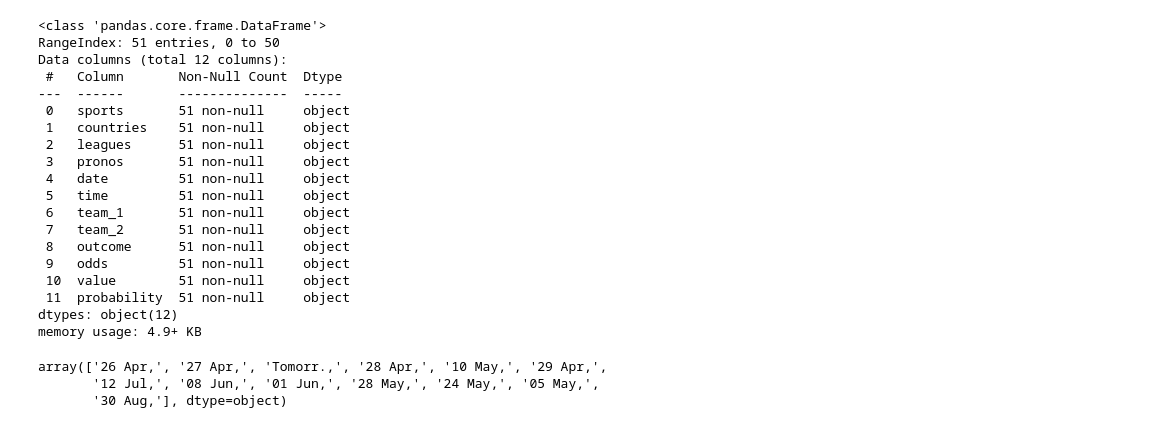
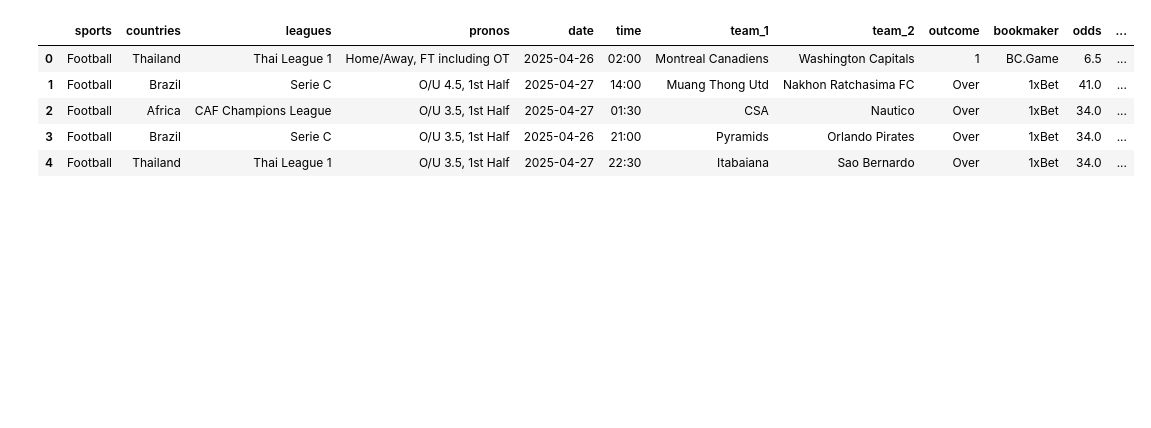
Before and after one commit to AinaRazafinjato/value_bets_scraping, a Jupyter notebook: local_testing/oddsportal_local.ipynb, the cells around one changed output. Drawn from its saved outputs; the diff is of its cells as text; code cells hidden in the pictures; blank space fills up the shorter version.

```diff
--- a/local_testing/oddsportal_local.ipynb
+++ b/local_testing/oddsportal_local.ipynb
@@ -88,3 +84,0 @@ match_info_df.head()
-# %%
-full_df = pd.concat([header_df, match_info_df], axis=1)
-full_df.head()
@@ -97,0 +87,29 @@ full_df.head()
+# %%
+df = full_df.copy()
+
+# Nettoyage de la colonne "probability" pour enlever le caractère '%'
+df['probability'] =  pd.to_numeric(df['probability'].apply(lambda p: p.replace('%','')))
+
+# Remplacement de "Tomorr.," par la date de demain dans la colonne "date"
+today = datetime.now()
+
+# Nettoyage de la colonne "date"
+df['date'] = df['date'].apply(lambda date: date.replace(',', '').replace("Tomorr.", (today + timedelta(days=1)).strftime('%d %b')))
+
+# Ajout de l'année actuelle aux dates
+current_year = today.year
+df['date'] = df['date'] + f" {current_year}"
+
+# Nettoyage de la colonne "date" pour uniformiser le format
+df['date'] = pd.to_datetime(df['date'], format='%d %b %Y', errors='coerce')
+# Nettoyage de la colonne "time" pour uniformiser le format
+df['time'] = pd.to_datetime(df['time'], format='%H:%M', errors='coerce').dt.strftime('%H:%M')
+
+# Nettoyage de la colonne "values" en float64
+df['value'] = pd.to_numeric(df['value'], errors='coerce')
+
+# Nettoyage de la colonne "odds" en float64
+df['odds'] = pd.to_numeric(df['odds'], errors='coerce')
+
+# Vérification des types de données
+df.info()
@@ -98,29 +137,10 @@ full_df.head()
 # %%
-full_df.to_csv('oddsportal_data_brut.csv', index=False)
-full_df.info()
+df.to_csv('oddsportal_data.csv', index=False)
+df.head()
 # %% [output]
-<class 'pandas.core.frame.DataFrame'>
-RangeIndex: 51 entries, 0 to 50
-Data columns (total 12 columns):
- #   Column       Non-Null Count  Dtype
----  ------       --------------  -----
- 0   sports       51 non-null     object
- 1   countries    51 non-null     object
- 2   leagues      51 non-null     object
- 3   pronos       51 non-null     object
- 4   date         51 non-null     object
- 5   time         51 non-null     object
- 6   team_1       51 non-null     object
- 7   team_2       51 non-null     object
- 8   outcome      51 non-null     object
- 9   odds         51 non-null     object
- 10  value        51 non-null     object
- 11  probability  51 non-null     object
-dtypes: object(12)
-memory usage: 4.9+ KB
+|  | sports | countries | leagues | pronos | date | time | team_1 | team_2 | outcome | bookmaker | odds | ... |
+| 0 | Football | Thailand | Thai League 1 | Home/Away, FT including OT | 2025-04-26 | 02:00 | Montreal Canadiens | Washington Capitals | 1 | BC.Game | 6.5 | ... |
+| 1 | Football | Brazil | Serie C | O/U 4.5, 1st Half | 2025-04-27 | 14:00 | Muang Thong Utd | Nakhon Ratchasima FC | Over | 1xBet | 41.0 | ... |
+| 2 | Football | Africa | CAF Champions League | O/U 3.5, 1st Half | 2025-04-27 | 01:30 | CSA | Nautico | Over | 1xBet | 34.0 | ... |
+| 3 | Football | Brazil | Serie C | O/U 3.5, 1st Half | 2025-04-26 | 21:00 | Pyramids | Orlando Pirates | Over | 1xBet | 34.0 | ... |
+| 4 | Football | Thailand | Thai League 1 | O/U 3.5, 1st Half | 2025-04-27 | 22:30 | Itabaiana | Sao Bernardo | Over | 1xBet | 34.0 | ... |
-# %%
-full_df['date'].unique()
-# %% [output]
-array(['26 Apr,', '27 Apr,', 'Tomorr.,', '28 Apr,', '10 May,', '29 Apr,',
-       '12 Jul,', '08 Jun,', '01 Jun,', '28 May,', '24 May,', '05 May,',
-       '30 Aug,'], dtype=object)
```
Also changed, not shown: parts of 8 cells of this notebook, 7 other files.
